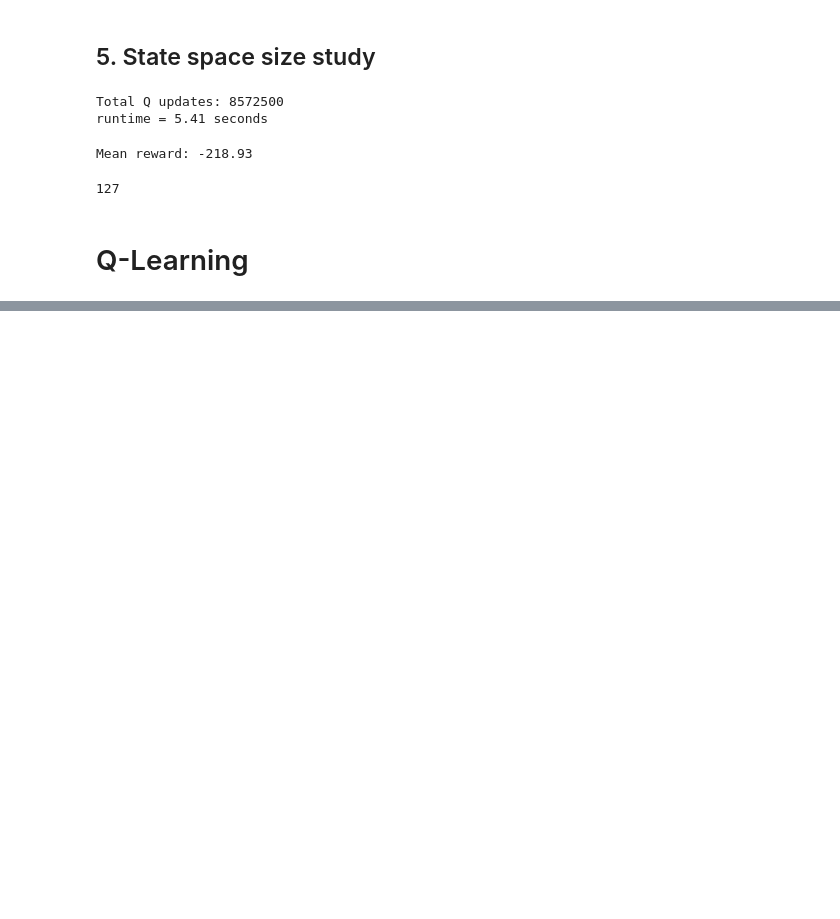
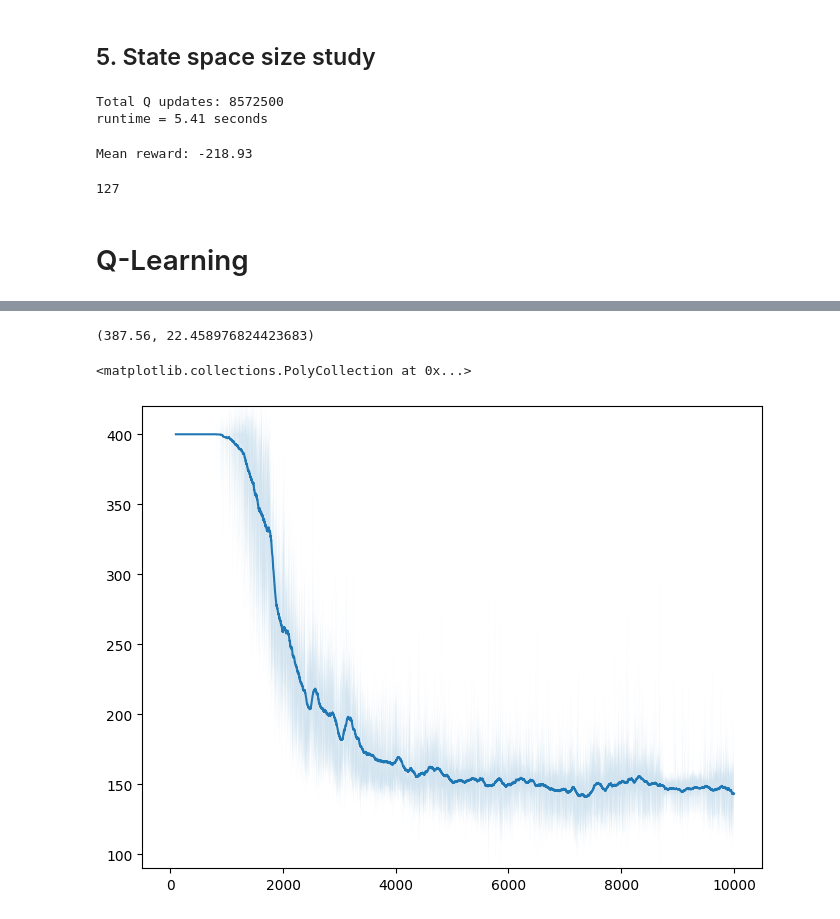
Before and after one commit to RomainFrog/CS7641-A4, a Jupyter notebook: mdp_mountain_cart.ipynb, the cells around one changed output, grey strips where cells are left out. Saved outputs shown, nothing was run; the diff lists cells and outputs as text; code cells hidden in the pictures; blank space fills up the shorter version.

```diff
--- a/mdp_mountain_cart.ipynb
+++ b/mdp_mountain_cart.ipynb
@@ -821,0 +877,4 @@ KeyboardInterrupt:
+# %%
+# save results to pickle
+with open("checkpoints/mountain_cart_q_learning_gamma_075.pkl", "wb") as f:
+    pickle.dump(results_075, f)
@@ -821,0 +913,21 @@ KeyboardInterrupt:
+# %%
+from utils import multi_seed_q_learning
+q_params = {
+    "nS": size*size,
+    "convert_state_obs": lambda state : env.convert_2d_to_1d(state),
+    "nA": 3,
+    "gamma": .999,
+    "init_alpha": 0.9,
+    "min_alpha": 0.01,
+    "alpha_decay_ratio": 0.5,
+    "init_epsilon": 1.0,
+    "min_epsilon": 0.01,
+    "epsilon_decay_ratio": 0.9,
+    "n_episodes": 10000
+}
+results_0999 = multi_seed_q_learning(env, n_seeds=5, **q_params)
+
+import pickle
+# save results to pickle
+with open("checkpoints/mountain_cart_q_learning_gamma_0999.pkl", "wb") as f:
+    pickle.dump(results_0999, f)
@@ -821,0 +945,25 @@ KeyboardInterrupt:
+# %%
+from utils import get_steps_per_episode_from_multi_seed, get_mean_std_steps
+
+import pickle
+# load results from pickle
+with open("checkpoints/mountain_cart_q_learning_gamma_075.pkl", "rb") as f:
+    results_099 = pickle.load(f)
+
+steps_per_episode = get_steps_per_episode_from_multi_seed(results_099)
+mean_steps, std_steps = get_mean_std_steps(steps_per_episode)
+
+from utils import eval_multi_seed
+mean_rewards, std_reward_pi = eval_multi_seed(env, results_099, convert_state_obs=lambda state : env.convert_2d_to_1d(state))
+mean_rewards, std_reward_pi
+# %% [output]
+(387.56, 22.458976824423683)
+# %%
+# plot rolling mean of mean_steps_per_episode with window of 100
+plt.figure(figsize=(8, 6))
+plt.ylim(90, 420)
+plt.plot(pd.Series(mean_steps).rolling(window=100).mean(), label="gamma=0.999")
+plt.fill_between(range(len(mean_steps)), mean_steps-std_steps, mean_steps+std_steps, alpha=0.2)
+# %% [output]
+<matplotlib.collections.PolyCollection at 0x...>
+[figure, added]
```
Also changed, not shown: parts of 75 cells of this notebook, 5 other files.
